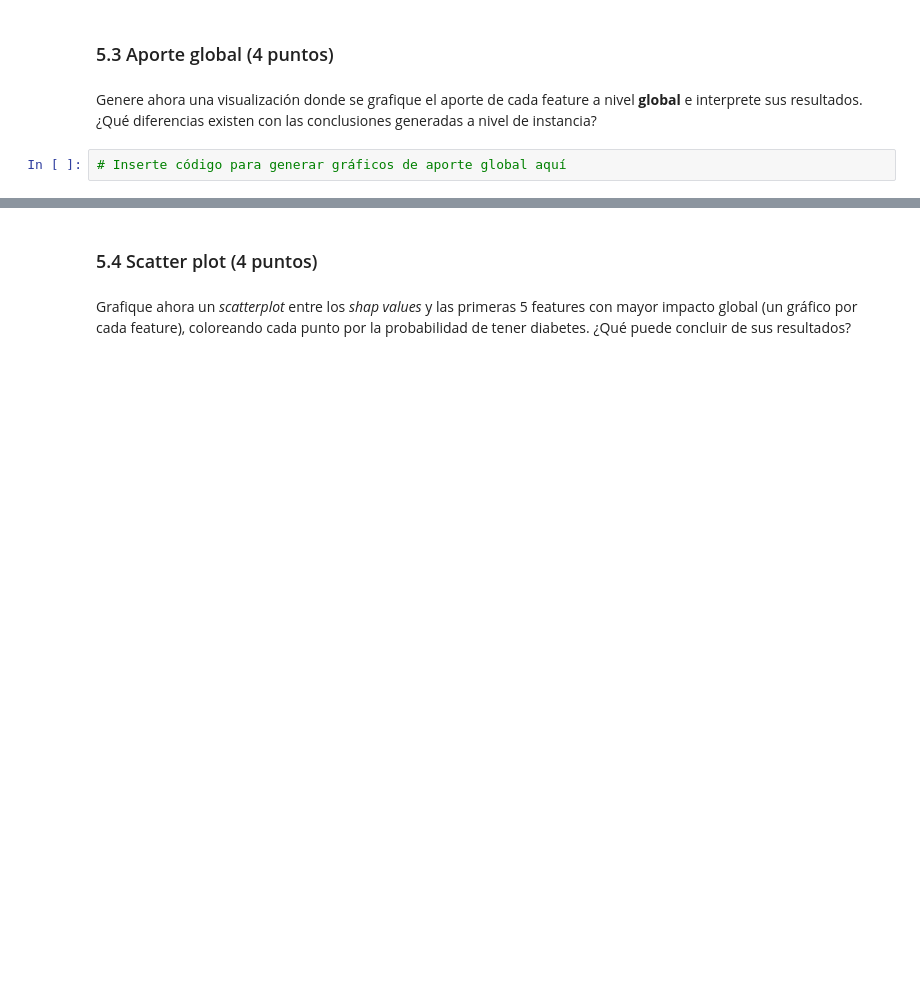
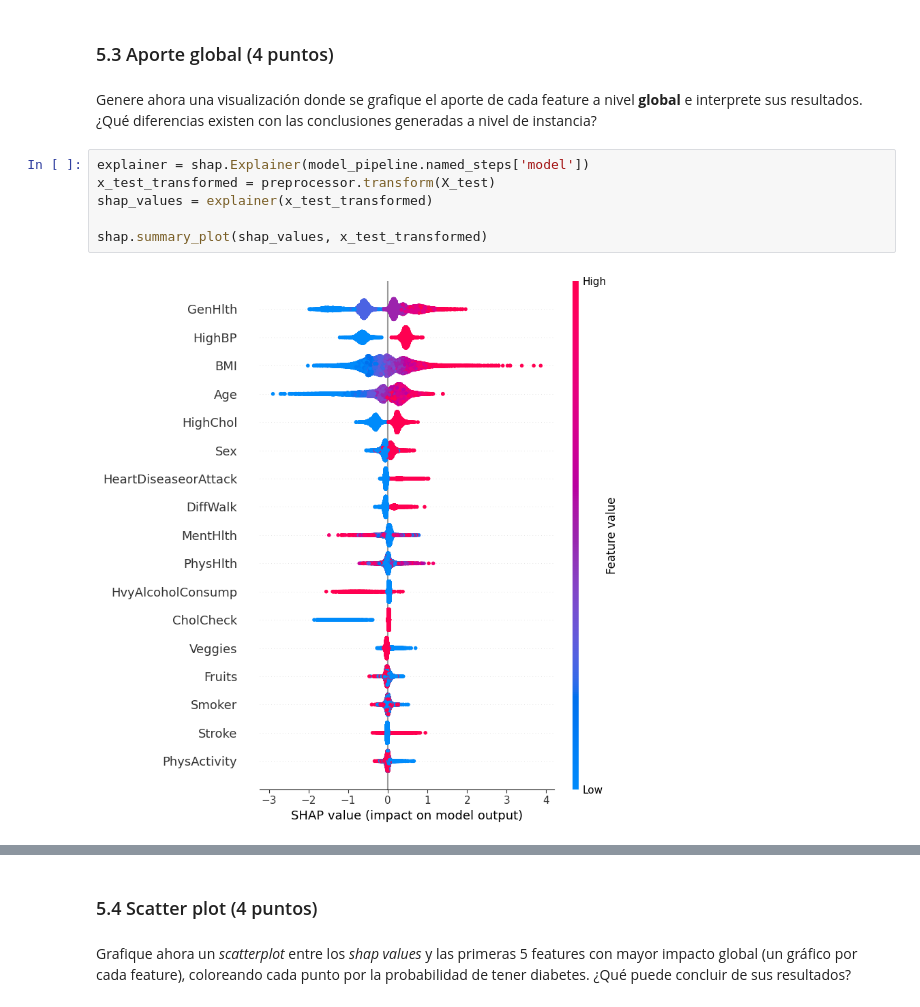
Before and after one commit to onemoremoka/MDS7202labs, a Jupyter notebook: laboratorio7/Lab7_enunciado.ipynb, the cells around one changed output, grey strips where cells are left out. Drawn from its saved outputs; the diff is of its cells as text; blank space fills up the shorter version.

```diff
--- a/laboratorio7/Lab7_enunciado.ipynb
+++ b/laboratorio7/Lab7_enunciado.ipynb
@@ -314,5 +538,11 @@ warnings.filterwarnings("ignore", message=".*The 'nopython' keyword.*")
 ### 5.3 Aporte global (4 puntos)
 # %% [markdown]
 Genere ahora una visualización donde se grafique el aporte de cada feature a nivel **global** e interprete sus resultados. ¿Qué diferencias existen con las conclusiones generadas a nivel de instancia?
-# %%
-# Inserte código para generar gráficos de aporte global aquí
+# %%
+explainer = shap.Explainer(model_pipeline.named_steps['model'])
+x_test_transformed = preprocessor.transform(X_test)
+shap_values = explainer(x_test_transformed)
+
+shap.summary_plot(shap_values, x_test_transformed)
+# %% [output]
+[figure, added]
```
Also changed, not shown: parts of 38 cells of this notebook.
